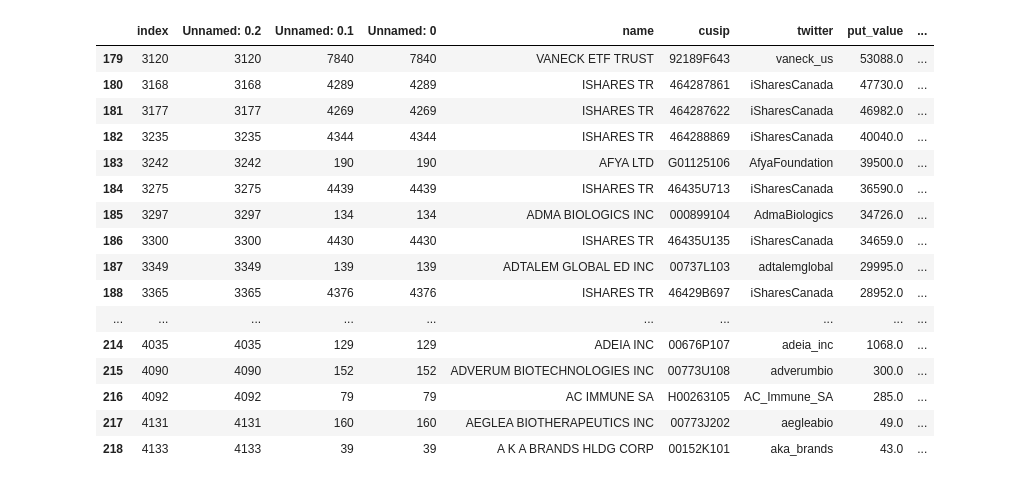
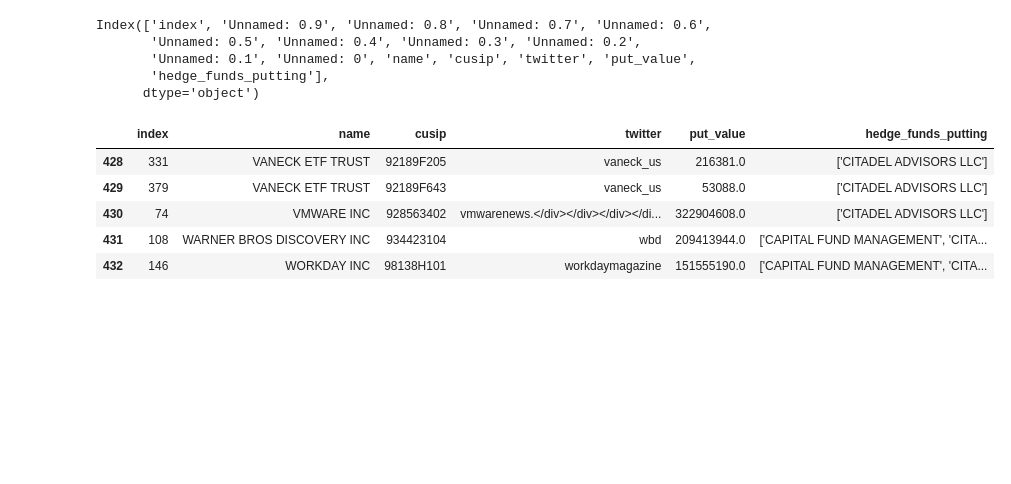
Before and after one commit to whs2k/stockFries_gha, a Jupyter notebook: notebooks/0.7.1-sendingTwitter.ipynb, the cells around one changed output. Saved outputs shown, nothing was run; the diff lists cells and outputs as text; code cells hidden in the pictures; blank space fills up the shorter version.

```diff
--- a/notebooks/0.7.1-sendingTwitter.ipynb
+++ b/notebooks/0.7.1-sendingTwitter.ipynb
@@ -3,27 +4,35 @@ import pandas as pd
 # %%
 df_to_tweet = pd.read_csv('df_company_info2.csv')
 df_to_tweet['twitter'] = df_to_tweet['twitter'].astype(str)
 df_to_tweet = df_to_tweet[(df_to_tweet.put_value>0) &
                            (~df_to_tweet.twitter.str.contains(' ')) &
                          (~(df_to_tweet.twitter=='nan'))].reset_index()
 df_to_tweet.columns
-df_to_tweet.tail(40)
+
+'''for column_name in df_to_tweet.columns:
+    if column_name in any(['Unamed']) :
+        drop[column_name]
+        df.drop(['''
+
+print(df_to_tweet.columns)
+bad_list_jr = ['index', 'Unnamed: 0.9', 'Unnamed: 0.8', 'Unnamed: 0.7', 'Unnamed: 0.6',
+       'Unnamed: 0.5', 'Unnamed: 0.4', 'Unnamed: 0.3', 'Unnamed: 0.2',
+       'Unnamed: 0.1', 'Unnamed: 0']
+df_to_tweet.drop(bad_list_jr, axis=1, inplace=True)
+df_to_tweet.sort_values('twitter').reset_index().tail()
+
+#bad_list = ['index', 'Unnamed: 0.5', 'Unnamed: 0.4', 'Unnamed: 0.3', 'Unnamed: 0.2',
+#       'Unnamed: 0.1', 'Unnamed: 0','put_value', 'hedge_funds_putting']
 # %% [output]
+Index(['index', 'Unnamed: 0.9', 'Unnamed: 0.8', 'Unnamed: 0.7', 'Unnamed: 0.6',
+       'Unnamed: 0.5', 'Unnamed: 0.4', 'Unnamed: 0.3', 'Unnamed: 0.2',
+       'Unnamed: 0.1', 'Unnamed: 0', 'name', 'cusip', 'twitter', 'put_value',
+       'hedge_funds_putting'],
+      dtype='object')
-|  | index | Unnamed: 0.2 | Unnamed: 0.1 | Unnamed: 0 | name | cusip | twitter | put_value | ... |
-| 179 | 3120 | 3120 | 7840 | 7840 | VANECK ETF TRUST | 92189F643 | vaneck_us | 53088.0 | ... |
-| 180 | 3168 | 3168 | 4289 | 4289 | ISHARES TR | 464287861 | iSharesCanada | 47730.0 | ... |
-| 181 | 3177 | 3177 | 4269 | 4269 | ISHARES TR | 464287622 | iSharesCanada | 46982.0 | ... |
-| 182 | 3235 | 3235 | 4344 | 4344 | ISHARES TR | 464288869 | iSharesCanada | 40040.0 | ... |
-| 183 | 3242 | 3242 | 190 | 190 | AFYA LTD | G01125106 | AfyaFoundation | 39500.0 | ... |
-| 184 | 3275 | 3275 | 4439 | 4439 | ISHARES TR | 46435U713 | iSharesCanada | 36590.0 | ... |
-| 185 | 3297 | 3297 | 134 | 134 | ADMA BIOLOGICS INC | 000899104 | AdmaBiologics | 34726.0 | ... |
-| 186 | 3300 | 3300 | 4430 | 4430 | ISHARES TR | 46435U135 | iSharesCanada | 34659.0 | ... |
-| 187 | 3349 | 3349 | 139 | 139 | ADTALEM GLOBAL ED INC | 00737L103 | adtalemglobal | 29995.0 | ... |
-| 188 | 3365 | 3365 | 4376 | 4376 | ISHARES TR | 46429B697 | iSharesCanada | 28952.0 | ... |
-| ... | ... | ... | ... | ... | ... | ... | ... | ... | ... |
-| 214 | 4035 | 4035 | 129 | 129 | ADEIA INC | 00676P107 | adeia_inc | 1068.0 | ... |
-| 215 | 4090 | 4090 | 152 | 152 | ADVERUM BIOTECHNOLOGIES INC | 00773U108 | adverumbio | 300.0 | ... |
-| 216 | 4092 | 4092 | 79 | 79 | AC IMMUNE SA | H00263105 | AC_Immune_SA | 285.0 | ... |
-| 217 | 4131 | 4131 | 160 | 160 | AEGLEA BIOTHERAPEUTICS INC | 00773J202 | aegleabio | 49.0 | ... |
-| 218 | 4133 | 4133 | 39 | 39 | A K A BRANDS HLDG CORP | 00152K101 | aka_brands | 43.0 | ... |
+|  | index | name | cusip | twitter | put_value | hedge_funds_putting |
+| 428 | 331 | VANECK ETF TRUST | 92189F205 | vaneck_us | 216381.0 | ['CITADEL ADVISORS LLC'] |
+| 429 | 379 | VANECK ETF TRUST | 92189F643 | vaneck_us | 53088.0 | ['CITADEL ADVISORS LLC'] |
+| 430 | 74 | VMWARE INC | 928563402 | vmwarenews.</div></div></div></di... | 322904608.0 | ['CITADEL ADVISORS LLC'] |
+| 431 | 108 | WARNER BROS DISCOVERY INC | 934423104 | wbd | 209413944.0 | ['CAPITAL FUND MANAGEMENT', 'CITA... |
+| 432 | 146 | WORKDAY INC | 98138H101 | workdaymagazine | 151555190.0 | ['CAPITAL FUND MANAGEMENT', 'CITA... |
 # %%
```
Also changed, not shown: parts of 5 cells of this notebook, 6 other files.
